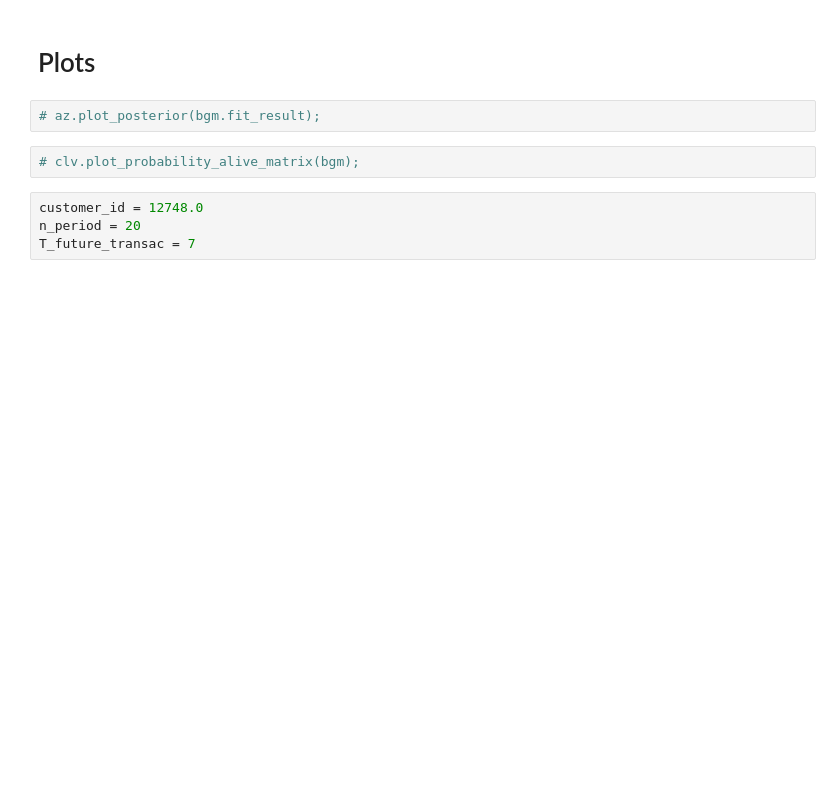
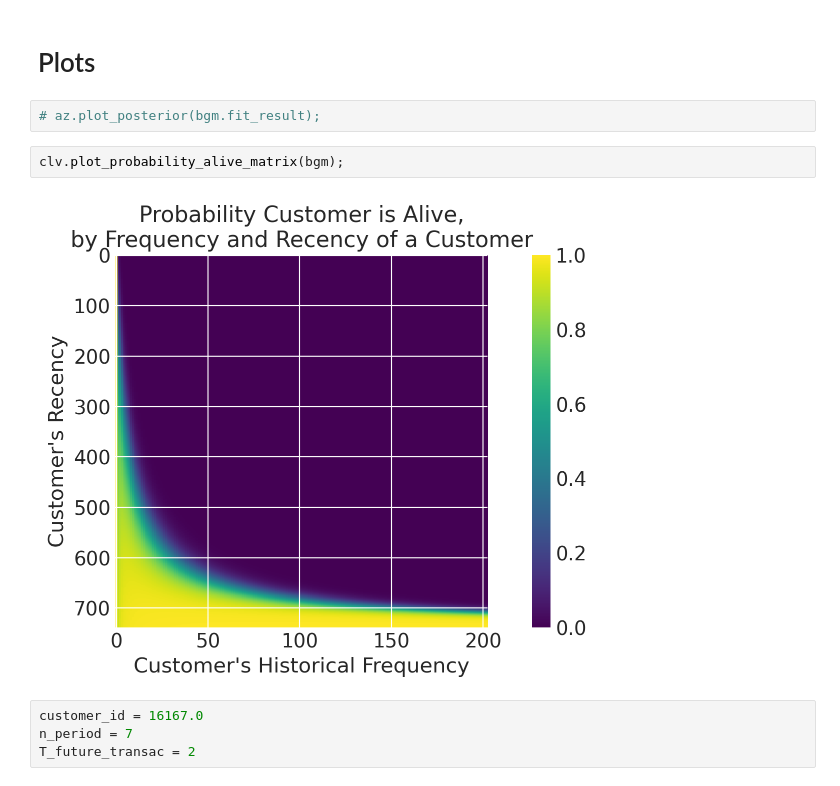
Before and after one commit to konkinit/ltv_analysis, a Jupyter notebook: notebooks/draft.ipynb, the cells around one changed output. Saved outputs shown, nothing was run; the diff lists cells and outputs as text; blank space fills up the shorter version.

```diff
--- a/notebooks/draft.ipynb
+++ b/notebooks/draft.ipynb
@@ -89,8 +106,10 @@ Sampling 4 chains for 1_000 tune and 1_000 draw iterations (4_000 + 4_000 draws
 # %%
 # az.plot_posterior(bgm.fit_result);
 # %%
-# clv.plot_probability_alive_matrix(bgm);
+clv.plot_probability_alive_matrix(bgm);
+# %% [output]
+[figure, added]
 # %%
-customer_id = 12748.0
-n_period = 20
-T_future_transac = 7
+customer_id = 16167.0
+n_period = 7
+T_future_transac = 2
```
Also changed, not shown: parts of 9 cells of this notebook, 7 other files.
